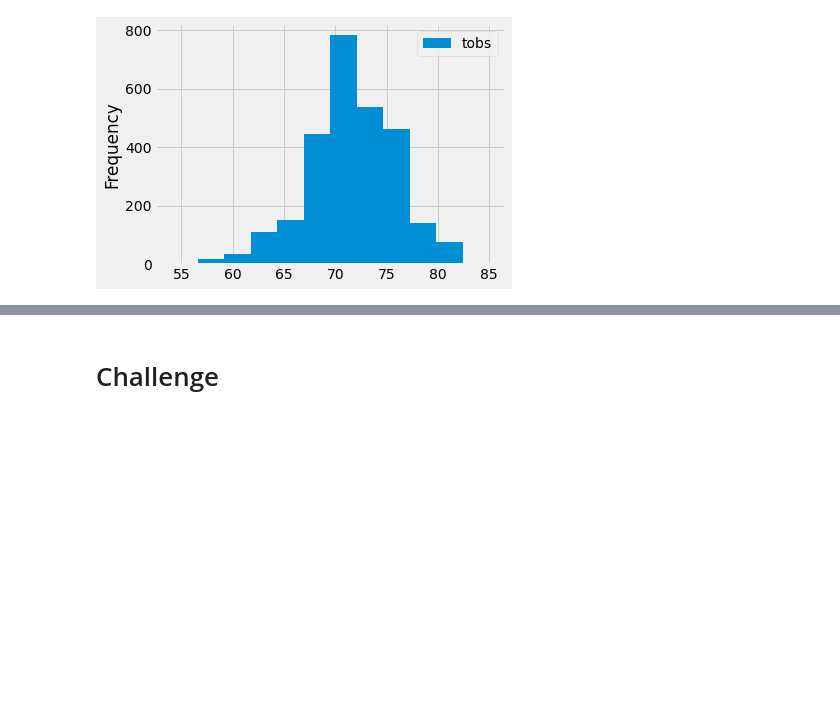
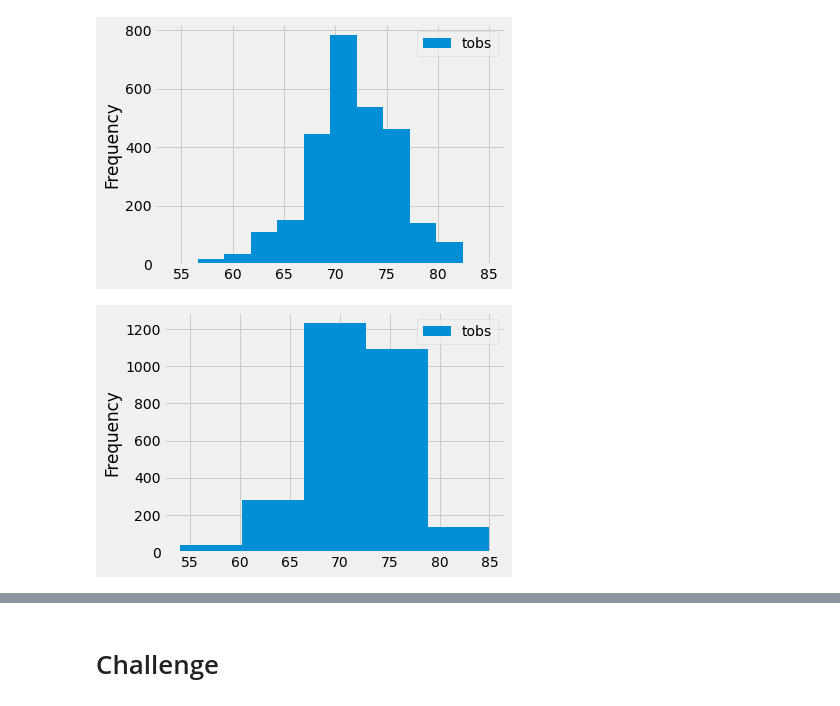
Before and after one commit to meggrooms/surfs_up, a Jupyter notebook: ipynb/climate_analysis.ipynb, the cells around one changed output, grey strips where cells are left out. Cells and saved outputs as stored; diff of their text form; code cells hidden in the pictures; blank space fills up the shorter version.

```diff
--- a/ipynb/climate_analysis.ipynb
+++ b/ipynb/climate_analysis.ipynb
@@ -242,3 +242,9 @@ df.plot.hist(bins=12)
 plt.tight_layout()
 # %% [output]
 [figure]
+# %%
+# skill drill
+df.plot.hist(bins=5)
+plt.tight_layout()
+# %% [output]
+[figure, added]
```
Also changed, not shown: parts of 1 cell of this notebook.
